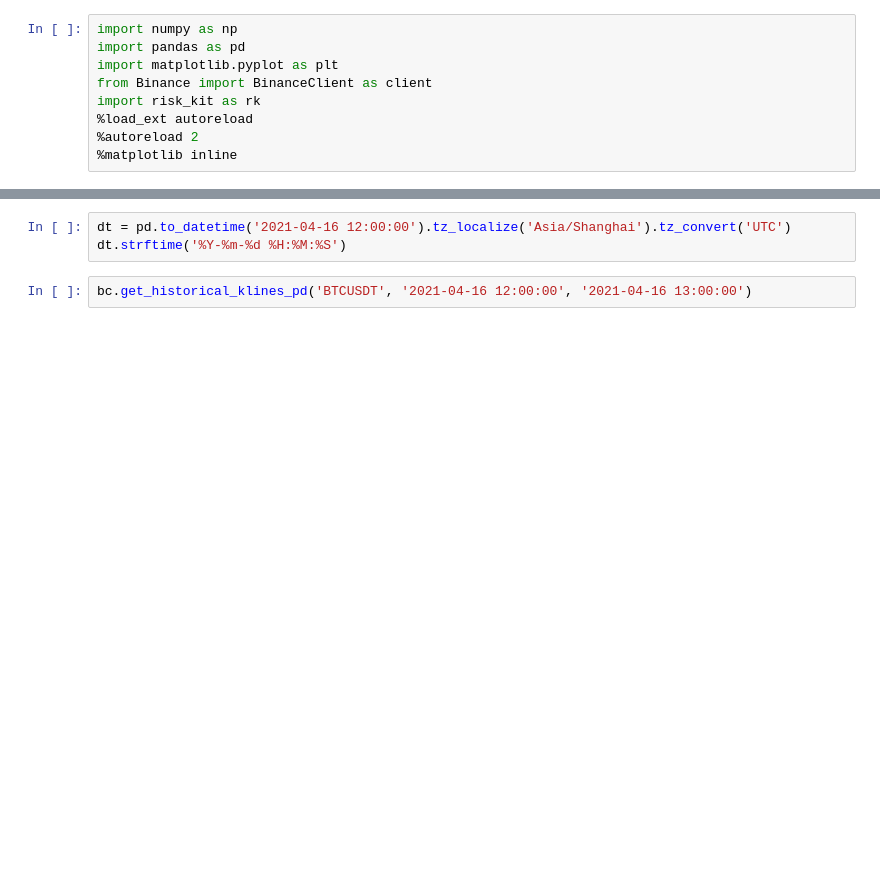
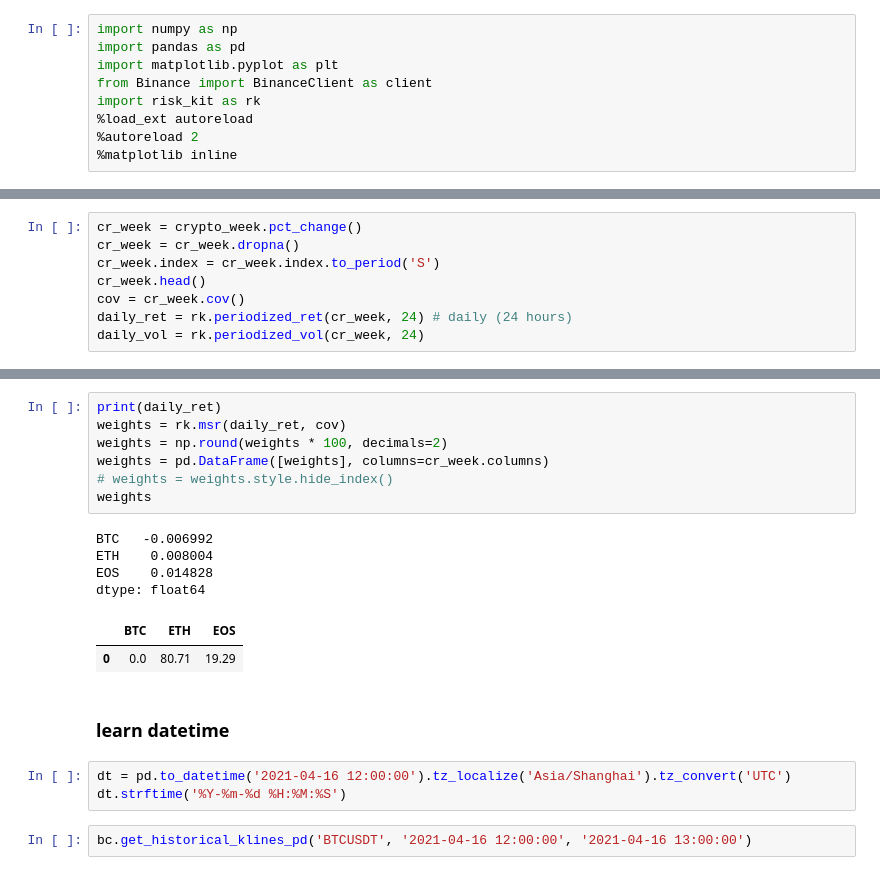
Before and after one commit to sushenghua/CryptoPortfolioDemo, a Jupyter notebook: binance_crypto.ipynb, the cells around one changed output, grey strips where cells are left out. Cells and saved outputs as stored; diff of their text form; blank space fills up the shorter version.

```diff
--- a/binance_crypto.ipynb
+++ b/binance_crypto.ipynb
@@ -39,0 +107,8 @@ crypto.tail()
+# %%
+cr_week = crypto_week.pct_change()
+cr_week = cr_week.dropna()
+cr_week.index = cr_week.index.to_period('S')
+cr_week.head()
+cov = cr_week.cov()
+daily_ret = rk.periodized_ret(cr_week, 24) # daily (24 hours)
+daily_vol = rk.periodized_vol(cr_week, 24)
@@ -40,3 +133,19 @@ crypto.tail()
+# %%
+print(daily_ret)
+weights = rk.msr(daily_ret, cov)
+weights = np.round(weights * 100, decimals=2)
+weights = pd.DataFrame([weights], columns=cr_week.columns)
+# weights = weights.style.hide_index()
+weights
+# %% [output]
+BTC   -0.006992
+ETH    0.008004
+EOS    0.014828
+dtype: float64
+|  | BTC | ETH | EOS |
+| 0 | 0.0 | 80.71 | 19.29 |
+# %% [markdown]
+### learn datetime
 # %%
 dt = pd.to_datetime('2021-04-16 12:00:00').tz_localize('Asia/Shanghai').tz_convert('UTC')
 dt.strftime('%Y-%m-%d %H:%M:%S')
```
Also changed, not shown: parts of 20 cells of this notebook, 3 other files.
